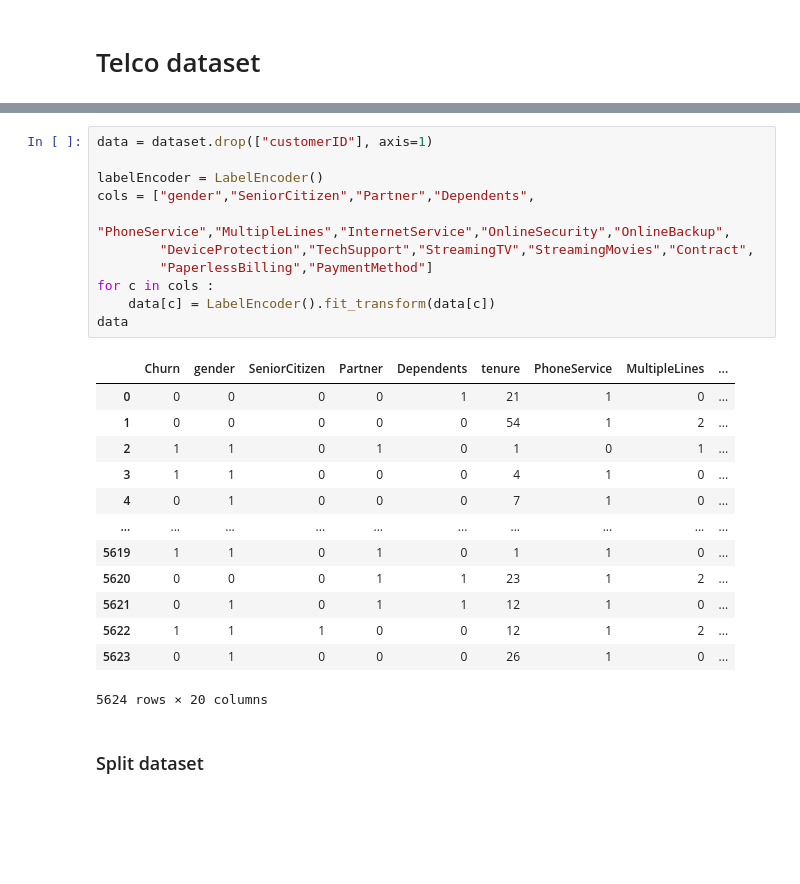
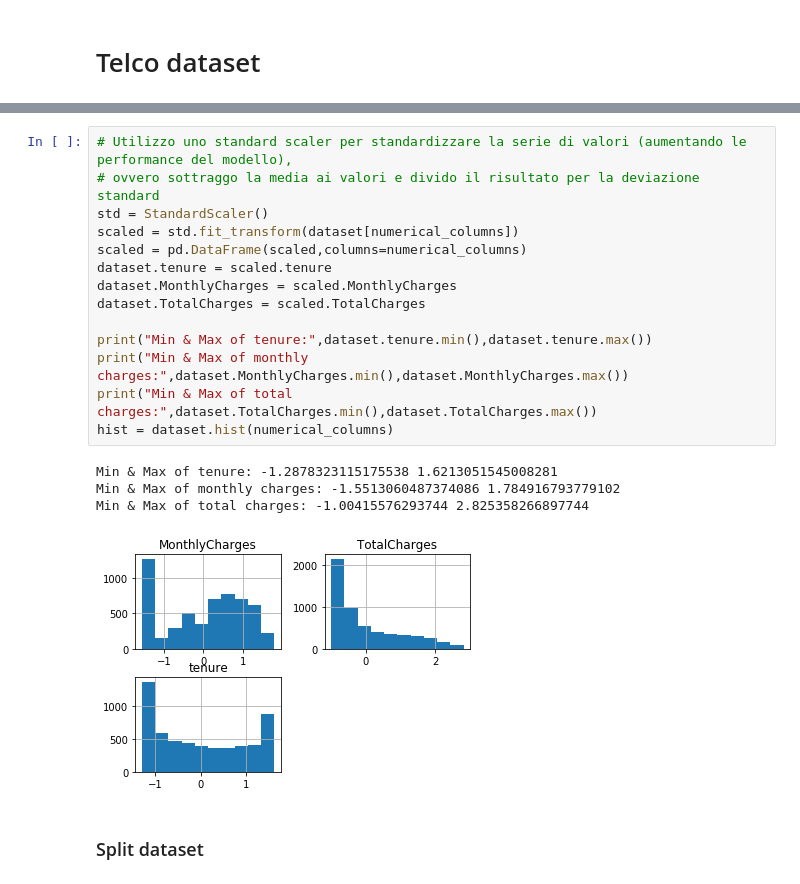
Before and after one commit to mdelia17/telco_challenge, a Jupyter notebook: telco_challenge.ipynb, the cells around one changed output, grey strips where cells are left out. Drawn from its saved outputs; the diff is of its cells as text; blank space fills up the shorter version.

```diff
--- a/telco_challenge.ipynb
+++ b/telco_challenge.ipynb
@@ -70,31 +90,25 @@ Min & Max of tenure: 1 72
 Min & Max of monthly charges: 18.25 118.6
 Min & Max of total charges: 18.8 8684.8
 [figure]
-# %%
-data = dataset.drop(["customerID"], axis=1)
-
-labelEncoder = LabelEncoder()
-cols = ["gender","SeniorCitizen","Partner","Dependents",
-       "PhoneService","MultipleLines","InternetService","OnlineSecurity","OnlineBackup",
-        "DeviceProtection","TechSupport","StreamingTV","StreamingMovies","Contract",
-        "PaperlessBilling","PaymentMethod"]
-for c in cols :
-    data[c] = LabelEncoder().fit_transform(data[c])
-data
-# %% [output]
-|  | Churn | gender | SeniorCitizen | Partner | Dependents | tenure | PhoneService | MultipleLines | ... |
-| 0 | 0 | 0 | 0 | 0 | 1 | 21 | 1 | 0 | ... |
-| 1 | 0 | 0 | 0 | 0 | 0 | 54 | 1 | 2 | ... |
-| 2 | 1 | 1 | 0 | 1 | 0 | 1 | 0 | 1 | ... |
-| 3 | 1 | 1 | 0 | 0 | 0 | 4 | 1 | 0 | ... |
-| 4 | 0 | 1 | 0 | 0 | 0 | 7 | 1 | 0 | ... |
-| ... | ... | ... | ... | ... | ... | ... | ... | ... | ... |
-| 5619 | 1 | 1 | 0 | 1 | 0 | 1 | 1 | 0 | ... |
-| 5620 | 0 | 0 | 0 | 1 | 1 | 23 | 1 | 2 | ... |
-| 5621 | 0 | 1 | 0 | 1 | 1 | 12 | 1 | 0 | ... |
-| 5622 | 1 | 1 | 1 | 0 | 0 | 12 | 1 | 2 | ... |
-| 5623 | 0 | 1 | 0 | 0 | 0 | 26 | 1 | 0 | ... |
-5624 rows × 20 columns
+# %%
+# Utilizzo uno standard scaler per standardizzare la serie di valori (aumentando le performance del modello),
+# ovvero sottraggo la media ai valori e divido il risultato per la deviazione standard
+std = StandardScaler()
+scaled = std.fit_transform(dataset[numerical_columns])
+scaled = pd.DataFrame(scaled,columns=numerical_columns)
+dataset.tenure = scaled.tenure
+dataset.MonthlyCharges = scaled.MonthlyCharges
+dataset.TotalCharges = scaled.TotalCharges
+
+print("Min & Max of tenure:",dataset.tenure.min(),dataset.tenure.max())
+print("Min & Max of monthly charges:",dataset.MonthlyCharges.min(),dataset.MonthlyCharges.max())
+print("Min & Max of total charges:",dataset.TotalCharges.min(),dataset.TotalCharges.max())
+hist = dataset.hist(numerical_columns)
+# %% [output]
+Min & Max of tenure: -1.2878323115175538 1.6213051545008281
+Min & Max of monthly charges: -1.5513060487374086 1.784916793779102
+Min & Max of total charges: -1.00415576293744 2.825358266897744
+[figure, added]
 # %% [markdown]
 ### Split dataset
 # %%
```
Also changed, not shown: parts of 12 cells of this notebook.
